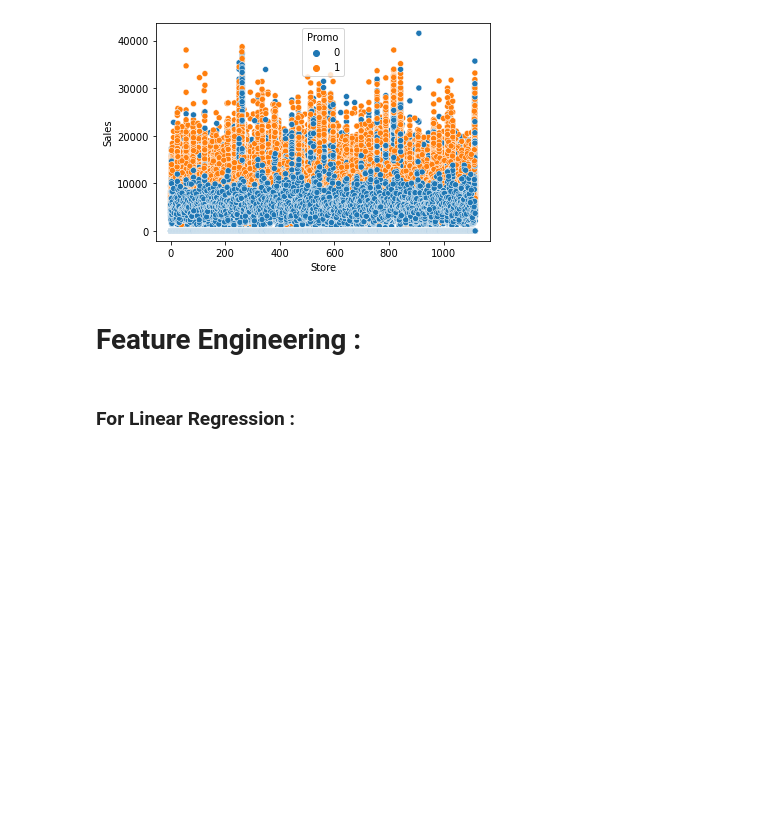
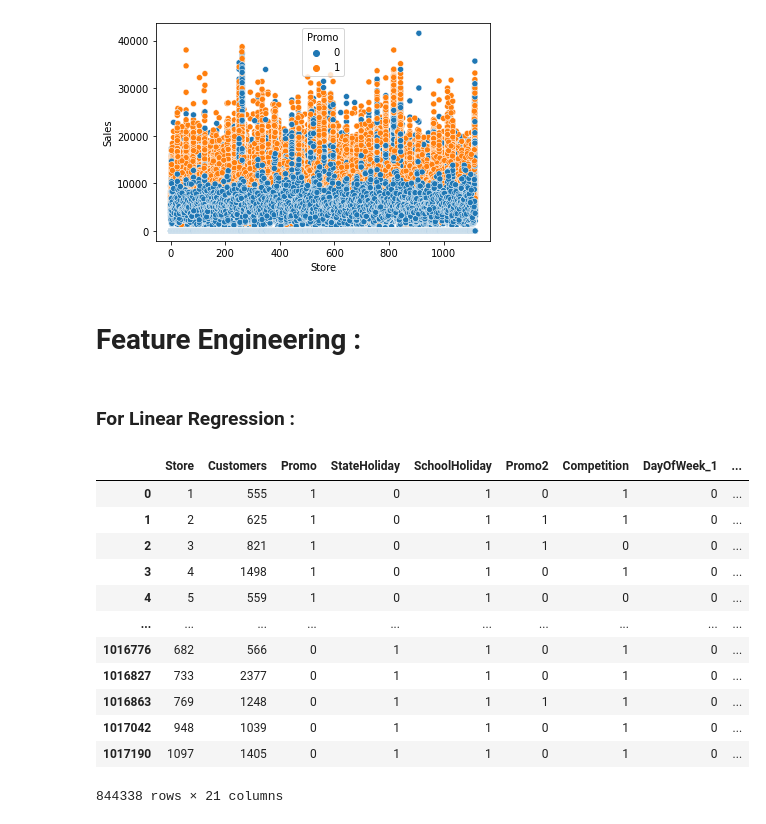
Before and after one commit to ansonsibi1/Anson-Sibi-M4W3_Rossmann_Sales_Prediction_Capstone_Project, a Jupyter notebook: Team_KASAR_Anson_Sibi_M4W3_Rossmann_Sales_Prediction_Capstone_Project.ipynb, the cells around one changed output. Cells and saved outputs as stored; diff of their text form; code cells hidden in the pictures; blank space fills up the shorter version.

```diff
--- a/Team_KASAR_Anson_Sibi_M4W3_Rossmann_Sales_Prediction_Capstone_Project.ipynb
+++ b/Team_KASAR_Anson_Sibi_M4W3_Rossmann_Sales_Prediction_Capstone_Project.ipynb
@@ -467,5 +467,31 @@ new_df1 = df.copy()
 new_df1.StateHoliday.replace({'0':0,'a':1,'b':1,'c':1},inplace=True)
 # %%
 new_df1['Competition'] = new_df1['CompetitionDistance'].apply(lambda x: 1 if x <= 5000 else 0)
+# %%
+new_df1['DayOfWeek'] =new_df1['DayOfWeek'].astype(str)
 # %%
 dummy_columns = pd.get_dummies(new_df1[['DayOfWeek','StoreType', 'Assortment']])
+# %%
+new_df1 = new_df1.join(dummy_columns)
+# %%
+new_df1.drop(['Date','DayOfWeek','StoreType', 'Assortment', 'CompetitionDistance'], axis = 1, inplace = True)
+# %%
+cols = list(new_df1.columns.values)
+cols = cols[0:1] + cols[2:21] + cols[2:3]
+new_df1 = new_df1[cols]
+# %%
+new_df1
+# %% [output]
+|  | Store | Customers | Promo | StateHoliday | SchoolHoliday | Promo2 | Competition | DayOfWeek_1 | ... |
+| 0 | 1 | 555 | 1 | 0 | 1 | 0 | 1 | 0 | ... |
+| 1 | 2 | 625 | 1 | 0 | 1 | 1 | 1 | 0 | ... |
+| 2 | 3 | 821 | 1 | 0 | 1 | 1 | 0 | 0 | ... |
+| 3 | 4 | 1498 | 1 | 0 | 1 | 0 | 1 | 0 | ... |
+| 4 | 5 | 559 | 1 | 0 | 1 | 0 | 0 | 0 | ... |
+| ... | ... | ... | ... | ... | ... | ... | ... | ... | ... |
+| 1016776 | 682 | 566 | 0 | 1 | 1 | 0 | 1 | 0 | ... |
+| 1016827 | 733 | 2377 | 0 | 1 | 1 | 0 | 1 | 0 | ... |
+| 1016863 | 769 | 1248 | 0 | 1 | 1 | 1 | 1 | 0 | ... |
+| 1017042 | 948 | 1039 | 0 | 1 | 1 | 0 | 1 | 0 | ... |
+| 1017190 | 1097 | 1405 | 0 | 1 | 1 | 0 | 1 | 0 | ... |
+844338 rows × 21 columns
```
Also changed, not shown: parts of 61 cells of this notebook.
